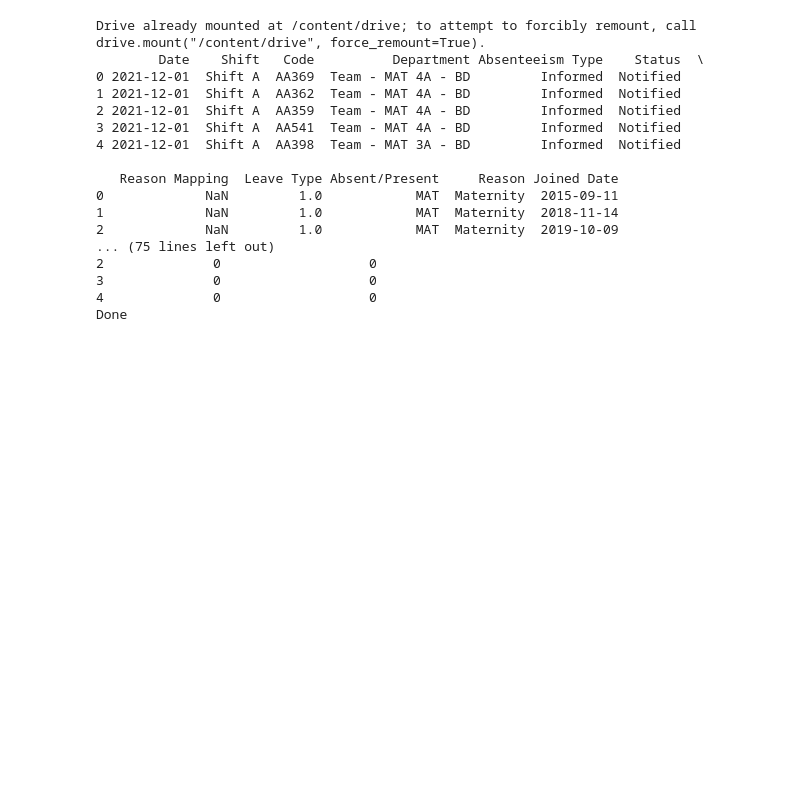
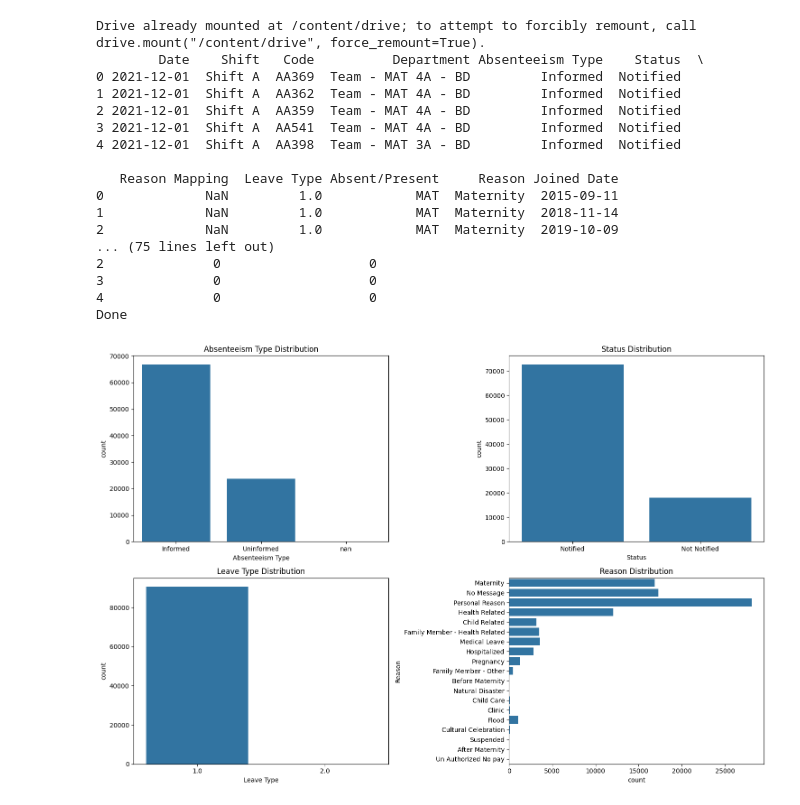
Before and after one commit to DSGP-Group-1-EAPS/SL-Apparel-Dataset, a Jupyter notebook: TimeSeries_Test_K.ipynb, the cells around one changed output. Drawn from its saved outputs; the diff is of its cells as text; code cells hidden in the pictures; blank space fills up the shorter version.

```diff
--- a/TimeSeries_Test_K.ipynb
+++ b/TimeSeries_Test_K.ipynb
@@ -133,3 +111,88 @@ Drive already mounted at /content/drive; to attempt to forcibly remount, call dr
 3              0                   0
 4              0                   0
 Done
+# %%
+
+# Visualize data
+fig, axes = plt.subplots(nrows=2, ncols=2, figsize=(15, 10))
+
+# Plot Absenteeism Type distribution
+sns.countplot(data=df, x='Absenteeism Type', ax=axes[0, 0])
+axes[0, 0].set_title('Absenteeism Type Distribution')
+
+# Plot Status distribution
+sns.countplot(data=df, x='Status', ax=axes[0, 1])
+axes[0, 1].set_title('Status Distribution')
+
+# Plot Leave Type distribution
+sns.countplot(data=df, x='Leave Type', ax=axes[1, 0])
+axes[1, 0].set_title('Leave Type Distribution')
+
+# Plot Reason distribution
+sns.countplot(data=df, y='Reason', ax=axes[1, 1])
+axes[1, 1].set_title('Reason Distribution')
+plt.tight_layout()
+plt.show()
+
+# Create time series features
+def create_time_series_features(df):
+    """
+    Create time series features based on 'Date' column.
+    """
+    df['hour'] = df['Date'].dt.hour
+    # df['Date'] = df['Date'].dt.Date
+    df['dayofweek'] = df['Date'].dt.dayofweek
+    df['quarter'] = df['Date'].dt.quarter
+    df['month'] = df['Date'].dt.month
+    df['year'] = df['Date'].dt.year
+    df['dayofyear'] = df['Date'].dt.dayofyear
+    df['dayofmonth'] = df['Date'].dt.day
+    df['weekofyear'] = df['Date'].dt.isocalendar().week
+    return df
+    # df['hour'] = df['Joined Date'].dt.hour
+    # df['dayofweek'] = df['Joined Date'].dt.dayofweek
+    # df['quarter'] = df['Joined Date'].dt.quarter
+    # df['month'] = df['Joined Date'].dt.month
+    # df['year'] = df['Joined Date'].dt.year
+    # df['dayofyear'] = df['Joined Date'].dt.dayofyear
+    # df['dayofmonth'] = df['Joined Date'].dt.day
+    # df['weekofyear'] = df['Joined Date'].dt.isocalendar().week
+    # return df
+
+# Apply function to create time series features
+df = create_time_series_features(df)
+
+# Visualize time series features
+fig, axes = plt.subplots(nrows=2, ncols=2, figsize=(15, 10))
+# Plot DaysWorked by Hour
+sns.boxplot(data=df, x='hour', y='DaysWorked', ax=axes[0, 0])
+axes[0, 0].set_title('DaysWorked by Hour')
+
+# Plot DaysWorked by Month
+sns.boxplot(data=df, x='month', y='DaysWorked', ax=axes[0, 1], palette='Blues')
+axes[0, 1].set_title('DaysWorked by Month')
+
+# Plot DaysWorked by Day of Week
+sns.boxplot(data=df, x='dayofweek', y='DaysWorked', ax=axes[1, 0], palette='Greens')
+axes[1, 0].set_title('DaysWorked by Day of Week')
+
+# Plot DaysWorked by Quarter
+sns.boxplot(data=df, x='quarter', y='DaysWorked', ax=axes[1, 1], palette='Reds')
+axes[1, 1].set_title('DaysWorked by Quarter')
+
+plt.tight_layout()
+plt.show()
+
+train = create_time_series_features(train)
+test = create_time_series_features(test)
+
+features =['Encoded Reason', 'Encoded Status', 'Encoded Absenteeism Type', 'Encoded Shift', 'DaysWorked', 'DayOfWeek', 'Month']
+target = 'TookLeaveNextMonth'
+
+X_train = train[features]
+y_train = train[target]
+
+X_test = test[features]
+y_test = test[target]
+# %% [output]
+[figure, added]
```
Also changed, not shown: parts of 3 cells of this notebook.
